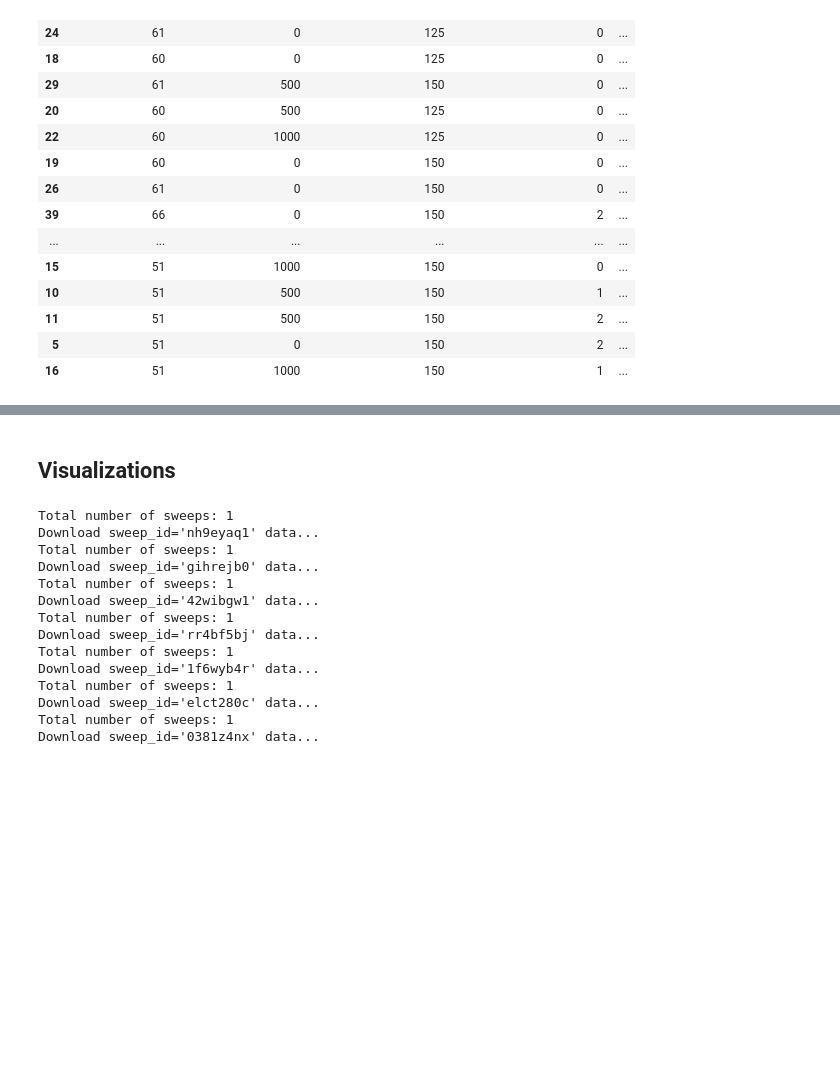
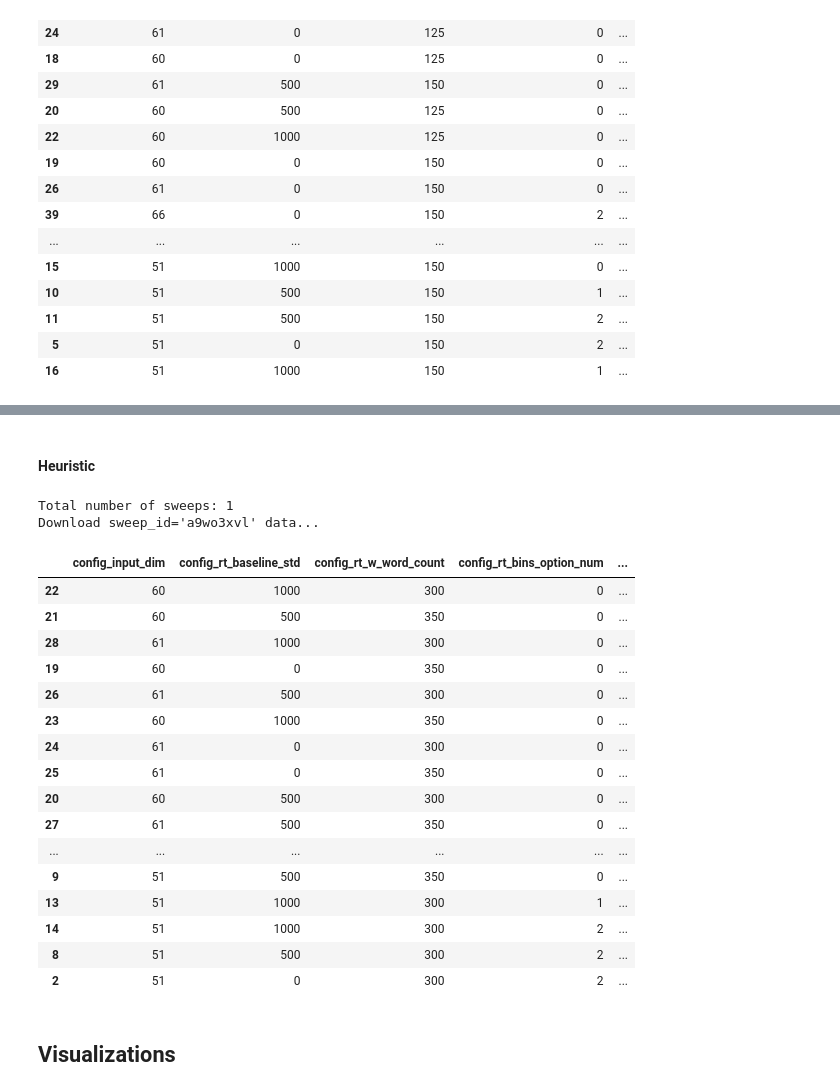
Before and after one commit to maayan-aytek/RtHumanChoicePredictionNLP, a Jupyter notebook: Notebooks_maayan-aytek/our_analyze_results.ipynb, the cells around one changed output, grey strips where cells are left out. Cells and saved outputs as stored; diff of their text form; code cells hidden in the pictures; blank space fills up the shorter version.

```diff
--- a/Notebooks_maayan-aytek/our_analyze_results.ipynb
+++ b/Notebooks_maayan-aytek/our_analyze_results.ipynb
@@ -241,31 +289,27 @@ Download sweep_id='elct280c' data...
+# %% [markdown]
+#### Heuristic
+# %%
+sweep_results = result_metric(["a9wo3xvl"], "LLMs", drop_HPT=False, epoch='best')
+sweep_results.reset_index().sort_values(by="mean", ascending=False)
+# %% [output]
+Total number of sweeps: 1
+Download sweep_id='a9wo3xvl' data...
+|  | config_input_dim | config_rt_baseline_std | config_rt_w_word_count | config_rt_bins_option_num | ... |
+| 22 | 60 | 1000 | 300 | 0 | ... |
+| 21 | 60 | 500 | 350 | 0 | ... |
+| 28 | 61 | 1000 | 300 | 0 | ... |
+| 19 | 60 | 0 | 350 | 0 | ... |
+| 26 | 61 | 500 | 300 | 0 | ... |
+| 23 | 60 | 1000 | 350 | 0 | ... |
+| 24 | 61 | 0 | 300 | 0 | ... |
+| 25 | 61 | 0 | 350 | 0 | ... |
+| 20 | 60 | 500 | 300 | 0 | ... |
+| 27 | 61 | 500 | 350 | 0 | ... |
+| ... | ... | ... | ... | ... | ... |
+| 9 | 51 | 500 | 350 | 0 | ... |
+| 13 | 51 | 1000 | 300 | 1 | ... |
+| 14 | 51 | 1000 | 300 | 2 | ... |
+| 8 | 51 | 500 | 300 | 2 | ... |
+| 2 | 51 | 0 | 300 | 2 | ... |
 # %% [markdown]
 ## Visualizations
-# %%
-baseline_df = result_metric(["nh9eyaq1"], "LLMs", drop_HPT=False, epoch='best', dummy_group=True).reset_index()
-random_df = result_metric(["gihrejb0"], "LLMs", drop_HPT=False, epoch='best').reset_index()
-random_df = random_df.rename(columns={'LLMs': 'Sampling Distribution'})
-models_df = result_metric(["42wibgw1"], "LLMs", drop_HPT=False, epoch='best', dummy_group=False, model=True).reset_index()
-heuristic1_df = result_metric(["rr4bf5bj"], "LLMs", drop_HPT=False, epoch='best', dummy_group=False).reset_index()
-heuristic1_df['rt_baseline_std'] = 0
-heuristic1_df['config_rt_w_word_count'] = 150
-heuristic2_df = result_metric(["1f6wyb4r"], "LLMs", drop_HPT=False, epoch='best').reset_index()
-heuristic2_df['rt_baseline_std'] = 700
-mean_baseline = baseline_df['mean'].values[0]
-random_rep_df = result_metric(["elct280c"], "LLMs", drop_HPT=False, epoch='best').reset_index()
-random_rep_df = random_rep_df.rename(columns={'config_rt_sampling_distribution': 'Sampling Distribution'})
-heuristic_rep_df = result_metric(["0381z4nx"], "LLMs", drop_HPT=False, epoch='best', dummy_group=False).reset_index()
-# %% [output]
-Total number of sweeps: 1
-Download sweep_id='nh9eyaq1' data...
-Total number of sweeps: 1
-Download sweep_id='gihrejb0' data...
-Total number of sweeps: 1
-Download sweep_id='42wibgw1' data...
-Total number of sweeps: 1
-Download sweep_id='rr4bf5bj' data...
-Total number of sweeps: 1
-Download sweep_id='1f6wyb4r' data...
-Total number of sweeps: 1
-Download sweep_id='elct280c' data...
-Total number of sweeps: 1
-Download sweep_id='0381z4nx' data...
```
Also changed, not shown: parts of 20 cells of this notebook, 3 other files.
